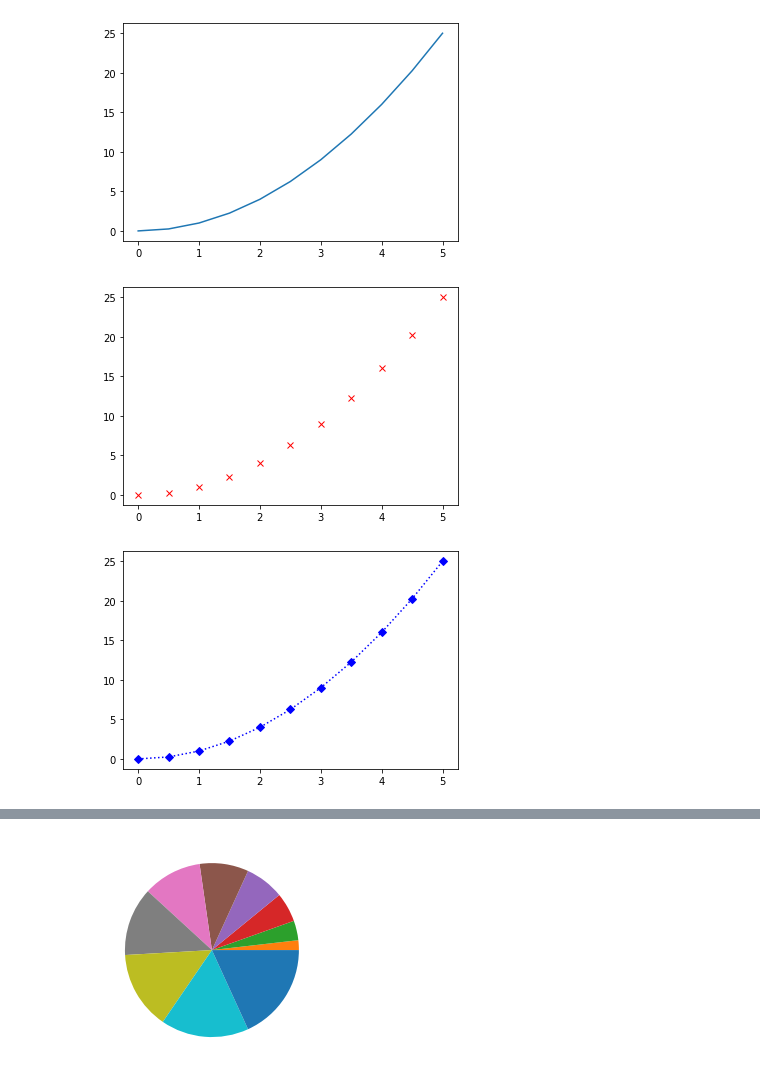
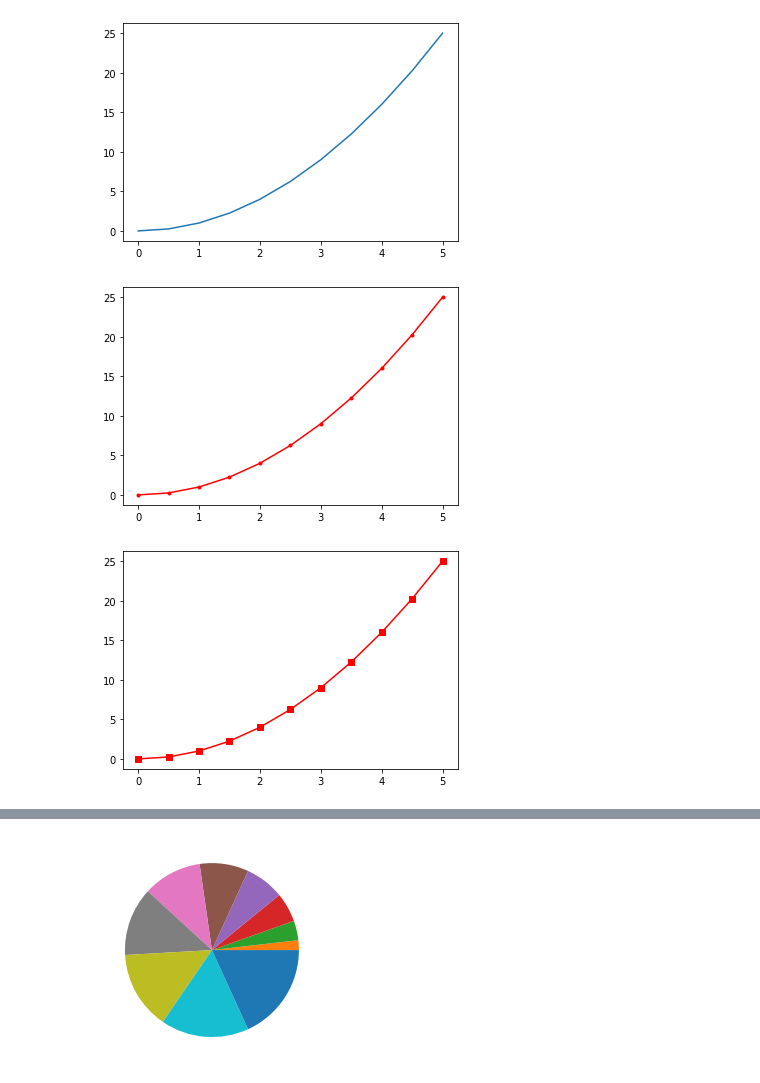
Before and after one commit to devenriq/P-DS-Matplot_Seaborn, a Jupyter notebook: pyplot.ipynb, the cells around one changed output, grey strips where cells are left out. Cells and saved outputs as stored; diff of their text form; code cells hidden in the pictures.

```diff
--- a/pyplot.ipynb
+++ b/pyplot.ipynb
@@ -15,12 +10,12 @@ plt.show()
 # %% [output]
 [figure]
 # %%
-plt.plot(x,y,'rx')
+plt.plot(x,y,'r.-')
 plt.show()
 # %% [output]
-[figure, old version]
+[figure, new version]
 # %%
-plt.plot(x,y,'bD:')
+plt.plot(x,y,'rs-')
 plt.show()
 # %% [output]
-[figure, old version]
+[figure, new version]
```
Also changed, not shown: parts of 3 cells of this notebook, 9 other files.
